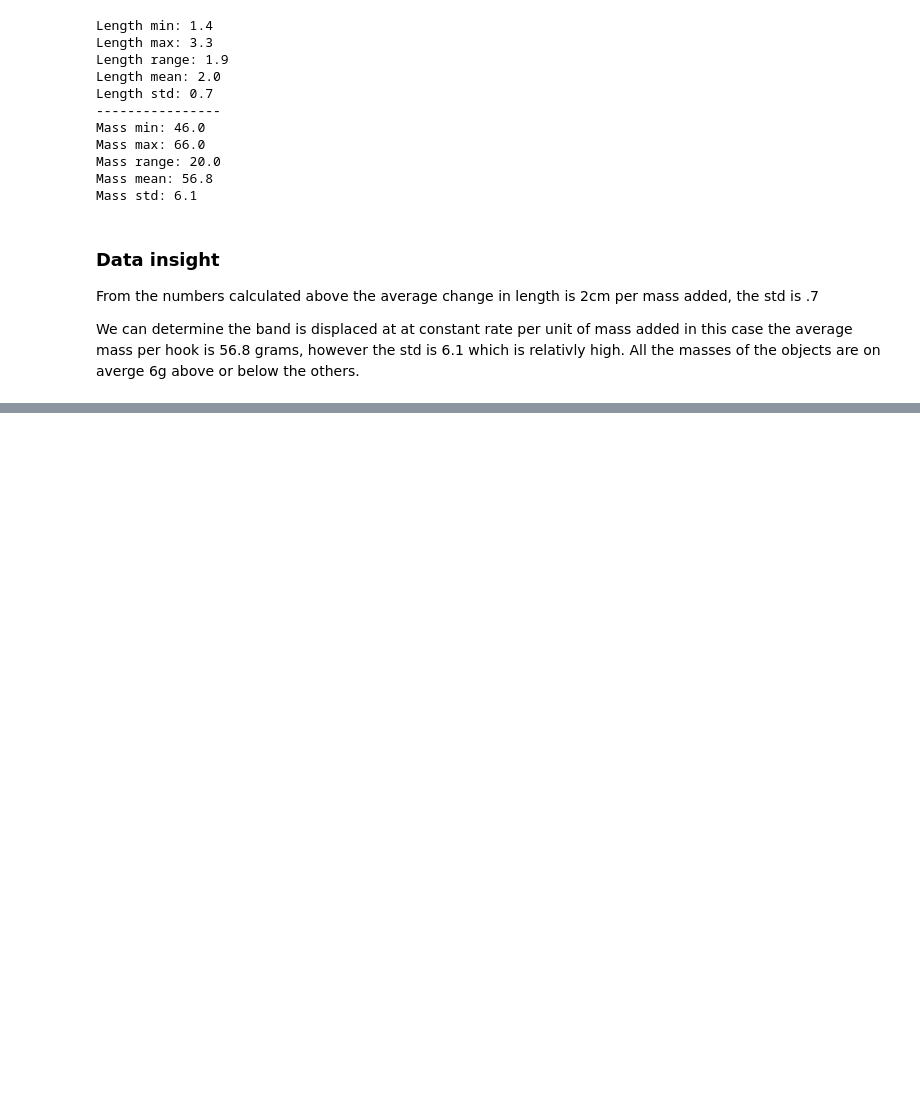
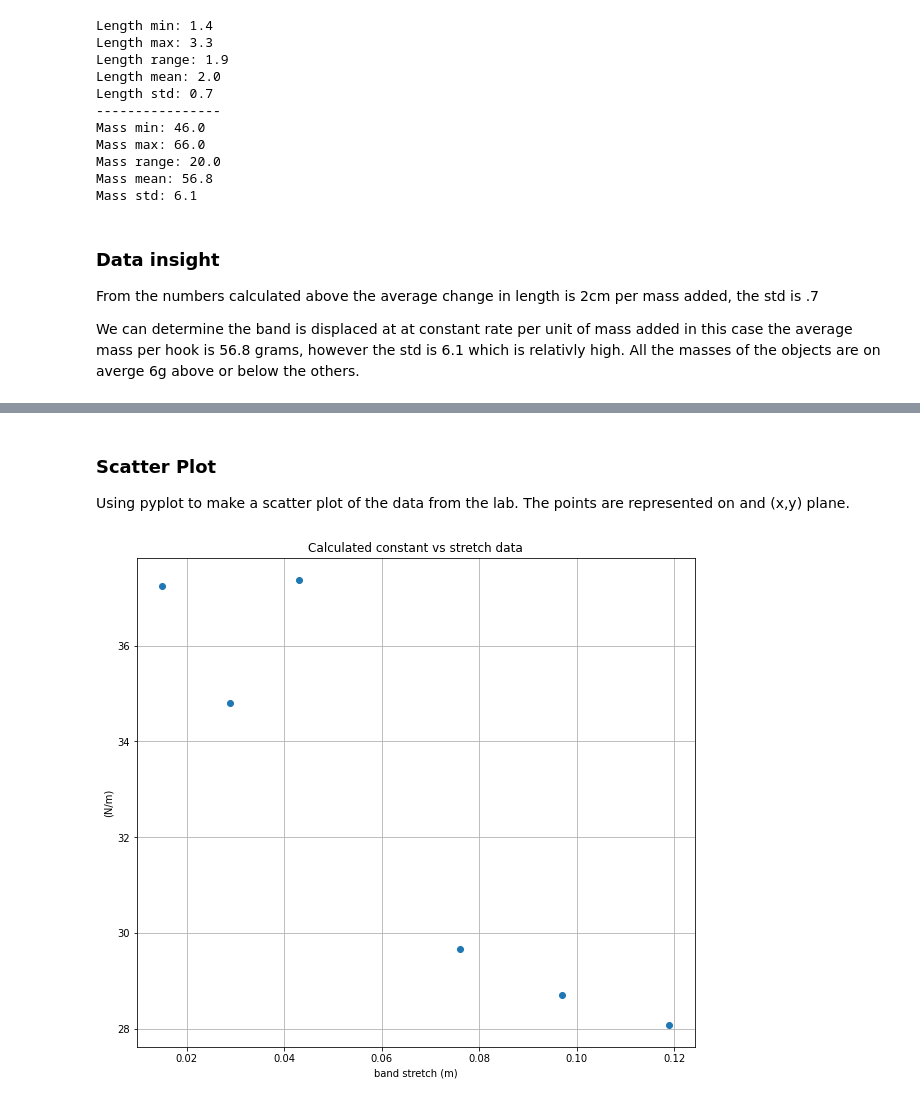
Before and after one commit to ztbochanski/ph211labs, a Jupyter notebook: lab3-bungee-characterization/lab3-bungee-characterization.ipynb, the cells around one changed output, grey strips where cells are left out. Drawn from its saved outputs; the diff is of its cells as text; code cells hidden in the pictures; blank space fills up the shorter version.

```diff
--- a/lab3-bungee-characterization/lab3-bungee-characterization.ipynb
+++ b/lab3-bungee-characterization/lab3-bungee-characterization.ipynb
@@ -112,8 +129,8 @@ print("stretch per mass unit:", length_change)
 
 # next find the change of mass units added becuase each object (hooks) had different masses
 mass_change = [] # store calculations for stretch difference per mass unit
-for i in range(len(weight_on_band_g)-1):
-    mass_change_per_object = weight_on_band_g[i+1]-weight_on_band_g[i] # x_a - x_b
+for i in range(len(mass_on_band_g)-1):
+    mass_change_per_object = mass_on_band_g[i+1]-mass_on_band_g[i] # x_a - x_b
     mass_change.append(mass_change_per_object)
 print("change in mass per object:", mass_change)
 # %% [output]
@@ -197,12 +225,3 @@ $$ Bandforce(n/m) = \frac{m(kg)*g(m/s)}{stretch(m)} $$
 Freebody diagram of rubberband and forces involved
 
 ![free_body](https://github.com/ztbochanski/physics-211/raw/main/images/bungeelab_freebody.jpg)
-# %%
-# Calculate stretch of band in cm
-stretch_list = []
-for length in band_length_cm:
-    stretch = length-band_length_cm[0] # the starting length of 5.5 is recorded at index 0
-    stretch_list.append(format(stretch, ".1f"))
-
-# Calculate force of band in Newtons
-k=F/
@@ -237,0 +282,23 @@ e
+# %% [markdown]
+### Scatter Plot
+
+Using pyplot to make a scatter plot of the data from the lab. The points are represented on and (x,y) plane.
+# %%
+# create a figure with a set of axes as we did with histograms
+fig1, ax1 = plt.subplots()
+
+stretch_list.pop(0)
+
+# scatter plot data set 1
+ax1.scatter(stretch_list, constant_list)
+
+# set up labels and titles for the plot and turn on the grid lines
+ax1.set(xlabel='band stretch (m)', ylabel='(N/m)',
+       title='Calculated constant vs stretch data')
+ax1.grid()
+
+# Set the size of my plot for better visibility
+fig1.set_size_inches(10, 9)
+plt.show()
+# %% [output]
+[figure, added]
```
Also changed, not shown: parts of 14 cells of this notebook.
